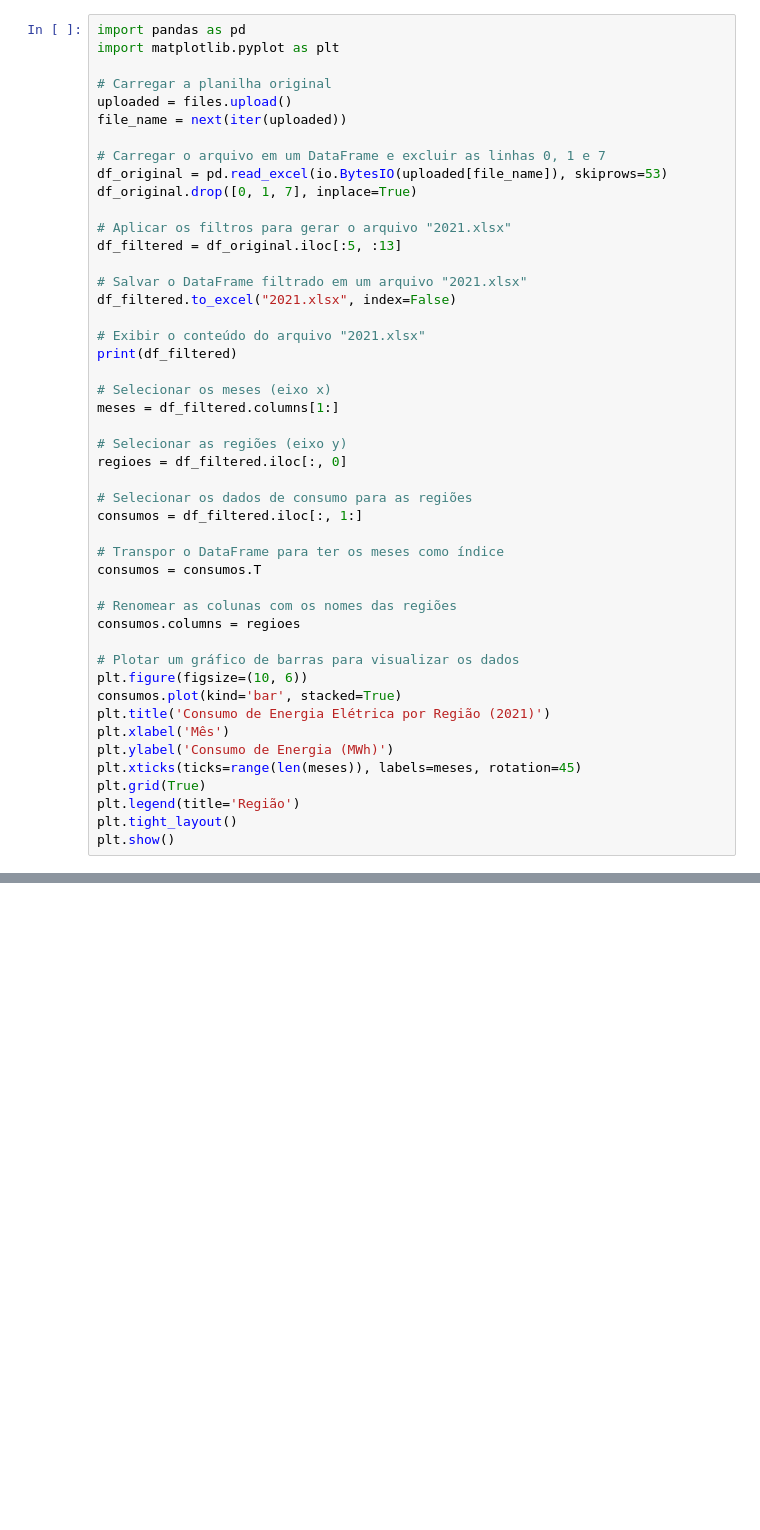
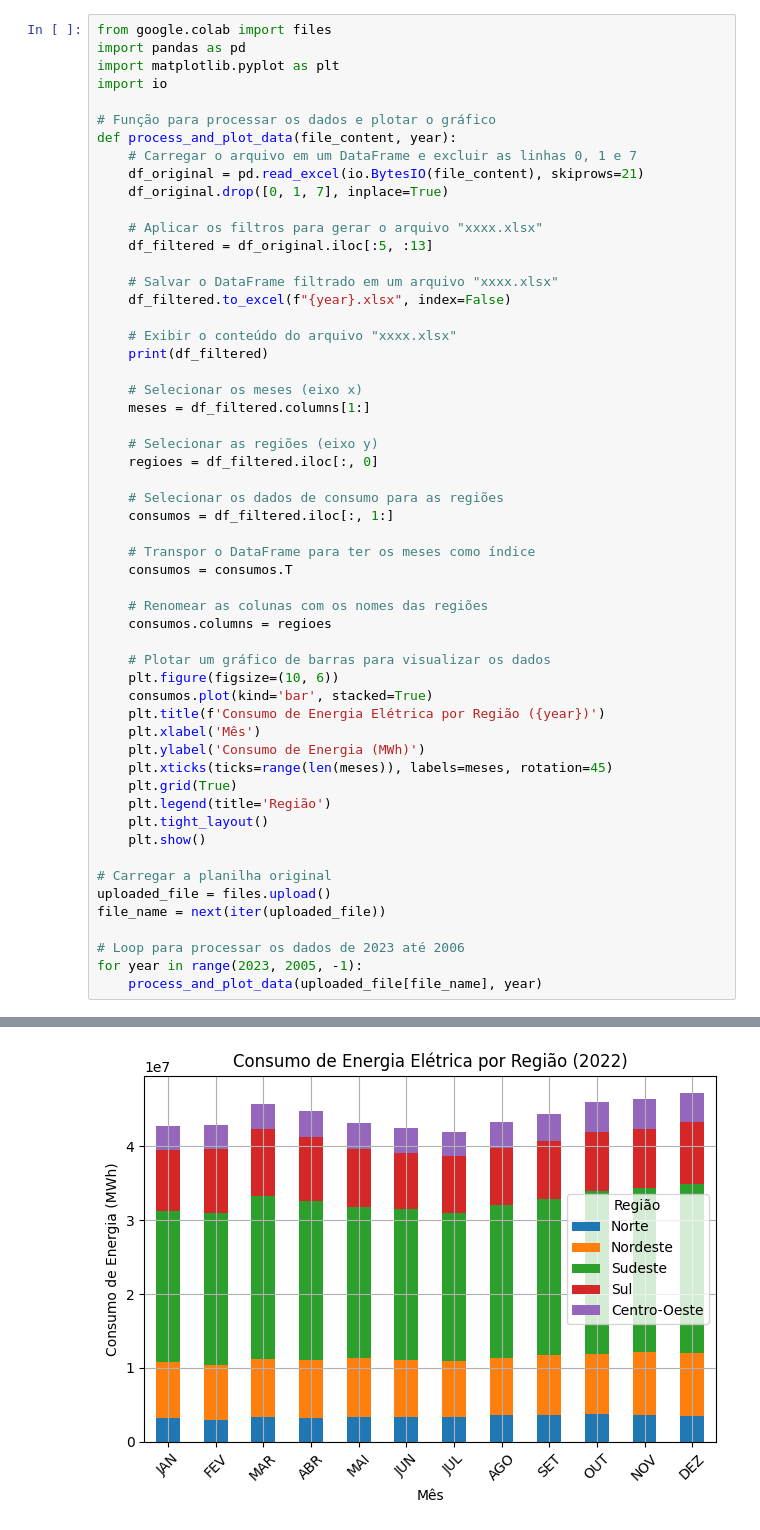
Before and after one commit to jrctechmind/data-science-portfolio, a Jupyter notebook: Consumo_de_energia.ipynb, the cells around one changed output, grey strips where cells are left out. Cells and saved outputs as stored; diff of their text form; blank space fills up the shorter version.

```diff
--- a/Consumo_de_energia.ipynb
+++ b/Consumo_de_energia.ipynb
@@ -139,49 +341,57 @@ Saving CONSUMO MENSAL DE ENERGIA ELÉTRICA POR CLASSE.xls to CONSUMO MENSAL DE E
 # %%
+from google.colab import files
 import pandas as pd
 import matplotlib.pyplot as plt
+import io
+
+# Função para processar os dados e plotar o gráfico
+def process_and_plot_data(file_content, year):
+    # Carregar o arquivo em um DataFrame e excluir as linhas 0, 1 e 7
+    df_original = pd.read_excel(io.BytesIO(file_content), skiprows=21)
+    df_original.drop([0, 1, 7], inplace=True)
+
+    # Aplicar os filtros para gerar o arquivo "xxxx.xlsx"
+    df_filtered = df_original.iloc[:5, :13]
+
+    # Salvar o DataFrame filtrado em um arquivo "xxxx.xlsx"
+    df_filtered.to_excel(f"{year}.xlsx", index=False)
+
+    # Exibir o conteúdo do arquivo "xxxx.xlsx"
+    print(df_filtered)
+
+    # Selecionar os meses (eixo x)
+    meses = df_filtered.columns[1:]
+
+    # Selecionar as regiões (eixo y)
+    regioes = df_filtered.iloc[:, 0]
+
+    # Selecionar os dados de consumo para as regiões
+    consumos = df_filtered.iloc[:, 1:]
+
+    # Transpor o DataFrame para ter os meses como índice
+    consumos = consumos.T
+
+    # Renomear as colunas com os nomes das regiões
+    consumos.columns = regioes
+
+    # Plotar um gráfico de barras para visualizar os dados
+    plt.figure(figsize=(10, 6))
+    consumos.plot(kind='bar', stacked=True)
+    plt.title(f'Consumo de Energia Elétrica por Região ({year})')
+    plt.xlabel('Mês')
+    plt.ylabel('Consumo de Energia (MWh)')
+    plt.xticks(ticks=range(len(meses)), labels=meses, rotation=45)
+    plt.grid(True)
+    plt.legend(title='Região')
+    plt.tight_layout()
+    plt.show()
 
 # Carregar a planilha original
-uploaded = files.upload()
-file_name = next(iter(uploaded))
+uploaded_file = files.upload()
+file_name = next(iter(uploaded_file))
 
-# Carregar o arquivo em um DataFrame e excluir as linhas 0, 1 e 7
-df_original = pd.read_excel(io.BytesIO(uploaded[file_name]), skiprows=53)
-df_original.drop([0, 1, 7], inplace=True)
-
-# Aplicar os filtros para gerar o arquivo "2021.xlsx"
-df_filtered = df_original.iloc[:5, :13]
-
-# Salvar o DataFrame filtrado em um arquivo "2021.xlsx"
-df_filtered.to_excel("2021.xlsx", index=False)
-
-# Exibir o conteúdo do arquivo "2021.xlsx"
-print(df_filtered)
-
-# Selecionar os meses (eixo x)
-meses = df_filtered.columns[1:]
-
-# Selecionar as regiões (eixo y)
-regioes = df_filtered.iloc[:, 0]
-
-# Selecionar os dados de consumo para as regiões
-consumos = df_filtered.iloc[:, 1:]
-
-# Transpor o DataFrame para ter os meses como índice
-consumos = consumos.T
-
-# Renomear as colunas com os nomes das regiões
-consumos.columns = regioes
-
-# Plotar um gráfico de barras para visualizar os dados
-plt.figure(figsize=(10, 6))
-consumos.plot(kind='bar', stacked=True)
-plt.title('Consumo de Energia Elétrica por Região (2021)')
-plt.xlabel('Mês')
-plt.ylabel('Consumo de Energia (MWh)')
-plt.xticks(ticks=range(len(meses)), labels=meses, rotation=45)
-plt.grid(True)
-plt.legend(title='Região')
-plt.tight_layout()
-plt.show()
+# Loop para processar os dados de 2023 até 2006
+for year in range(2023, 2005, -1):
+    process_and_plot_data(uploaded_file[file_name], year)
 # %% [output]
 [interactive output not drawn]
@@ -206,0 +438 @@ Saving CONSUMO MENSAL DE ENERGIA ELÉTRICA POR CLASSE.xls to CONSUMO MENSAL DE E
+[figure, added]
```
Also changed, not shown: parts of 12 cells of this notebook.
